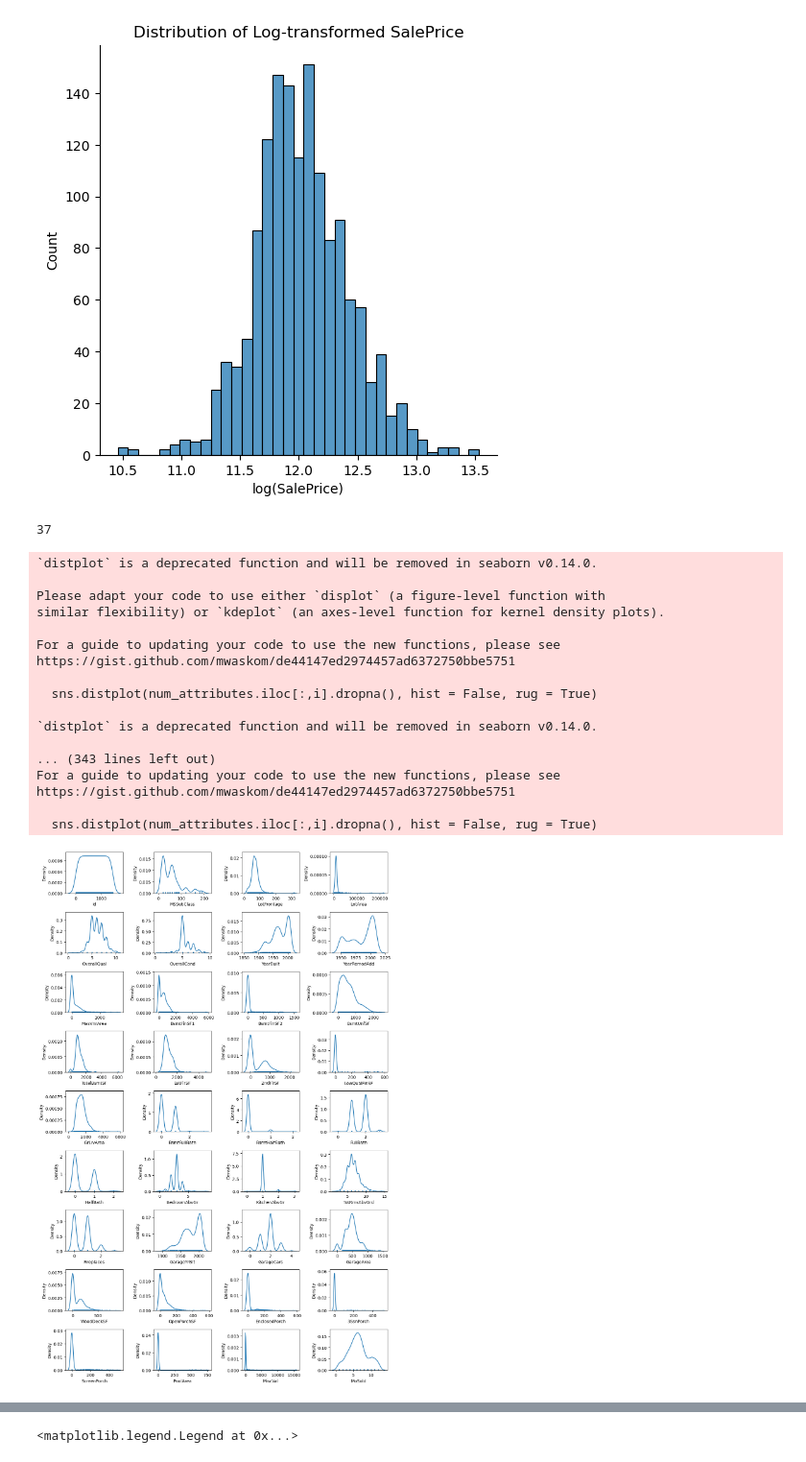
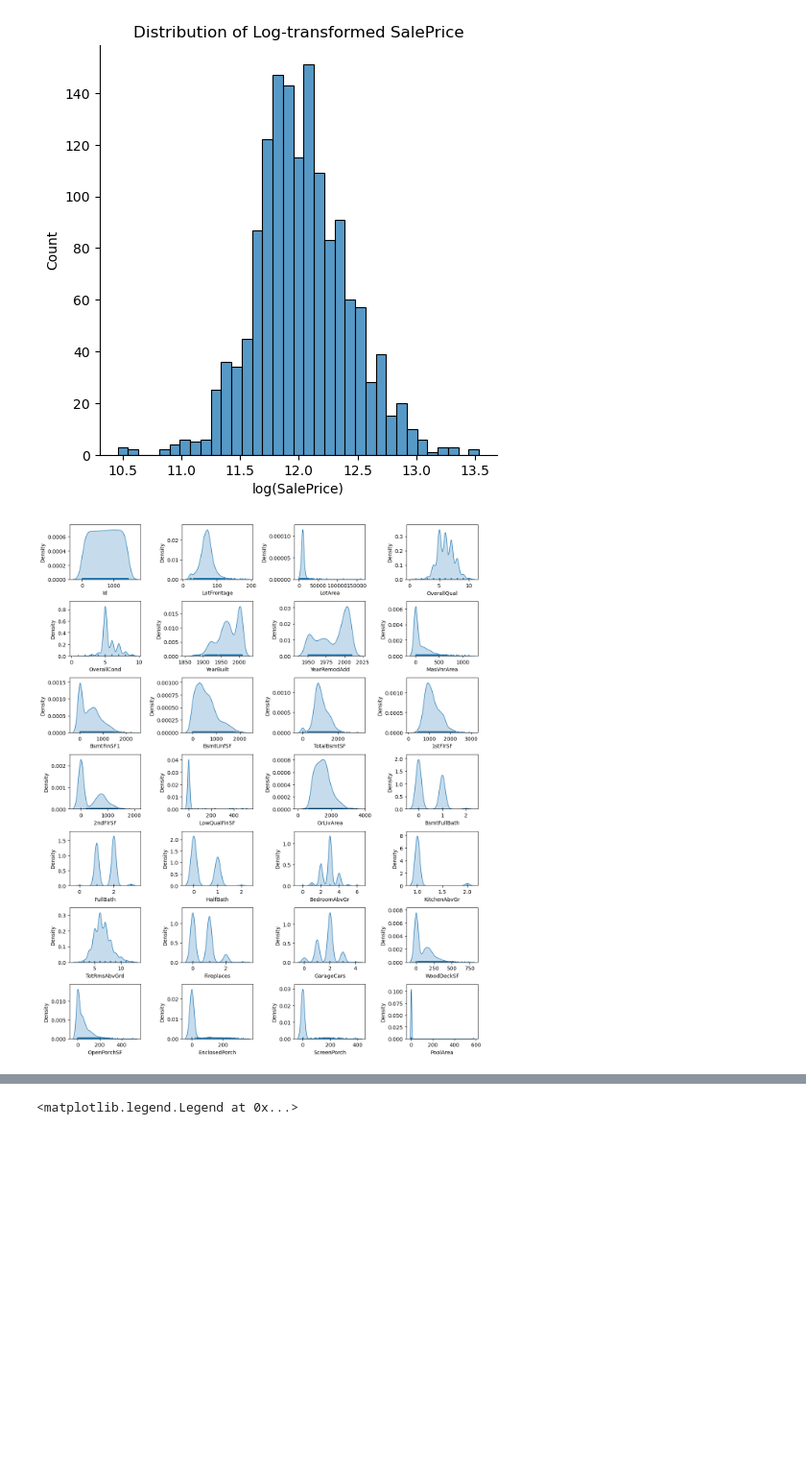
Before and after one commit to moazk17/House-price-prediction, a Jupyter notebook: HousePrices.ipynb, the cells around one changed output, grey strips where cells are left out. Shown at 96% size. Drawn from its saved outputs; the diff is of its cells as text; code cells hidden in the pictures; blank space fills up the shorter version.

Commit message:
fixed warning for using distplot

```diff
--- a/HousePrices.ipynb
+++ b/HousePrices.ipynb
@@ -163,40 +168,20 @@ plt.show()
 # %% [output]
 [figure]
 # %%
-## What about the distribution of all the other numerical variables?
-num_attributes = housing.select_dtypes(exclude='object').drop(['SalePrice'], axis=1).copy()
 
-# Print num of variables to make sure we didn't mess up in the last step
-print(len(num_attributes.columns))
+# Plotting the distribution of all numerical attributes
 
 fig = plt.figure(figsize=(12,18))
-for i in range(len(num_attributes.columns) - 1):
-    fig.add_subplot(9,4,i+1)
-    sns.distplot(num_attributes.iloc[:,i].dropna(), hist = False, rug = True)
-    plt.xlabel(num_attributes.columns[i])
+for i, column in enumerate(num_attributes.columns):
+    ax = fig.add_subplot(9, 4, i+1)
+    sns.kdeplot(data=num_attributes, x=column, ax=ax, fill=True)
+    ax.set_xlabel(column)
+    sns.rugplot(data=num_attributes, x=column, ax=ax)  # Adding rug plot for each distribution
 
 plt.tight_layout()
 plt.show()
 # %% [output]
-37
-`distplot` is a deprecated function and will be removed in seaborn v0.14.0.
-
-Please adapt your code to use either `displot` (a figure-level function with
-similar flexibility) or `kdeplot` (an axes-level function for kernel density plots).
-
-For a guide to updating your code to use the new functions, please see
-https://gist.github.com/mwaskom/de44147ed2974457ad6372750bbe5751
-
-  sns.distplot(num_attributes.iloc[:,i].dropna(), hist = False, rug = True)
-
-`distplot` is a deprecated function and will be removed in seaborn v0.14.0.
-
-... (343 lines left out)
-For a guide to updating your code to use the new functions, please see
-https://gist.github.com/mwaskom/de44147ed2974457ad6372750bbe5751
-
-  sns.distplot(num_attributes.iloc[:,i].dropna(), hist = False, rug = True)
-[figure, old version]
+[figure, new version]
 # %%
 fig = plt.figure(figsize=(10, 15))
 
```
Also changed, not shown: parts of 4 cells of this notebook.
